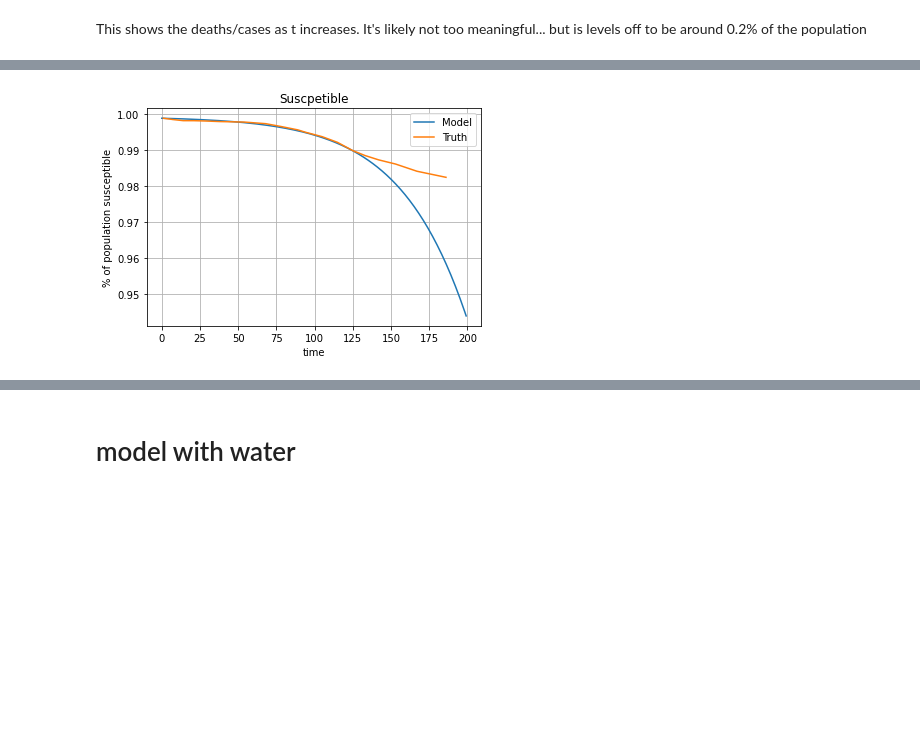
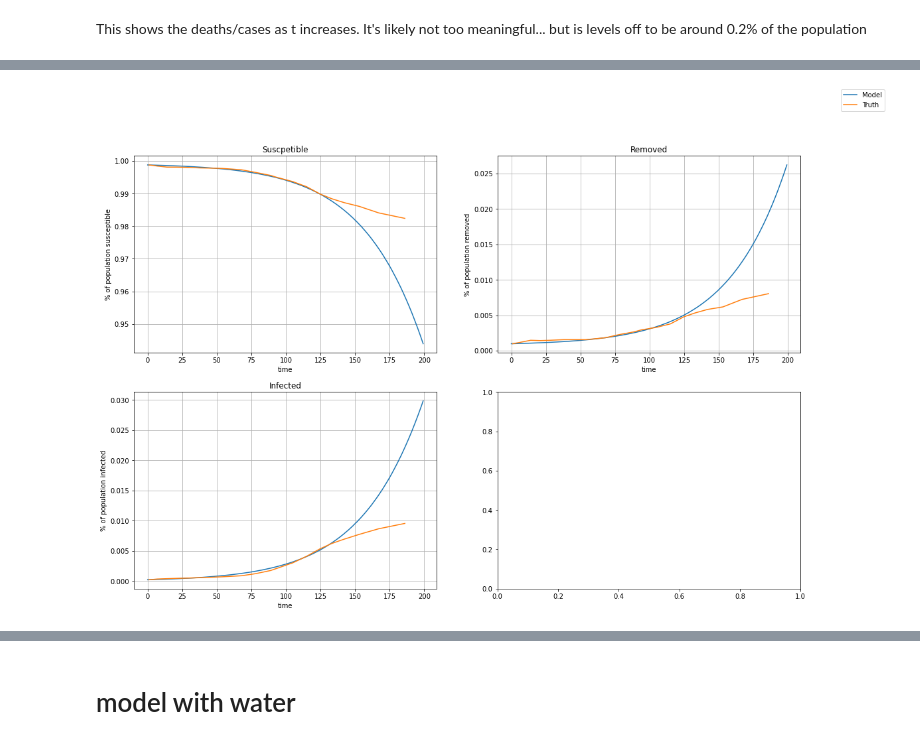
Before and after one commit to DusanKovac/Modelling-Cholera-Outbreak, a Jupyter notebook: Caitlins_SIR.ipynb, the cells around one changed output, grey strips where cells are left out. Cells and saved outputs as stored; diff of their text form; code cells hidden in the pictures; blank space fills up the shorter version.

Commit message:
removed models that didn't make sense. Cleaned up plots

```diff
--- a/Caitlins_SIR.ipynb
+++ b/Caitlins_SIR.ipynb
@@ -165,21 +142,6 @@ result = minimize(error, params, args=(initial_conditions, tspan, data), method=
 alpha = result.params['alpha'].value
 
 beta = result.params['beta'].value
-
-'''
-beta = 0.02869
-alpha =0.006409
-
-
-alpha = 0.0054
-beta = 0.029304
-'''
-#alpha = 0.3*1/3.0
-#beta = 0.3*1/2.0
-# scaling alpha and beta changes how quickly the steady state is reached.
-
-
-print("Optimal Parameters: \nalpha =", alpha, "\nbeta =", beta)
 
 t = np.linspace(0, 1000, 1000)
 
@@ -194,68 +156,29 @@ sols = np.array(odeint(SIR_model, [S0, I0, R0], times, args=(alpha, beta)))
 S_1 = sols[num_days,0]
 I_1 = sols[num_days,1]
 R_1 = sols[num_days,2]
-print(S_1)
-sol
 
+# Start plotting
+fig, ((ax1, ax2), (ax3, ax4)) = plt.subplots(2, 2)
+fig.set_figheight(12)
+fig.set_figwidth(18)
 
-p = plt.figure(figsize = [6,4])
-
-plt.plot(t[0:200], S_model[0:200], label = "Model")
-plt.plot(times, S_data, label = "Truth")
-
-plt.grid()
-
-# plt.plot([times[num_days]],[S_1],'ro', label = "control", markersize=6)
-plt.legend()
-plt.xlabel("time")
-plt.ylabel("% of population susceptible")
-plt.title("Suscpetible")
-#plt.ylim(0.997,1)
-plt.show()
+# Plot susceptibles
+ax1.plot(t[0:200], S_model[0:200], label = "Model")
+ax1.plot(times, S_data, label = "Truth")
+ax1.grid()
+ax1.set(xlabel="time", ylabel="% of population susceptible", title = "Suscpetible")
 
 # Plot removed
-p = plt.figure(figsize = [6, 4])
+ax2.plot(t[0:200], R_model[0:200])
+ax2.plot(times, R_data)
+ax2.grid()
+ax2.set(xlabel="time", ylabel="% of population removed", title = "Removed")
 
-plt.plot(t[0:200], R_model[0:200], label = "Model")
-plt.plot(times, R_data, label = "Truth")
+# Plot infected
+ax3.plot(t[0:200], I_model[0:200])
+ax3.plot(times, I_data)
+ax3.grid()
+ax3.set(xlabel="time", ylabel="% of population infected", title = "Infected")
 
-plt.grid()
-plt.legend()
-plt.xlabel("time")
-plt.ylabel("% of population removed")
-plt.title("Removed")
-plt.xlim(0,200)
-plt.show()
-
-# Deaths
-plt.figure(figsize = [6, 4])
-plt.plot(t[0:200], R_model[0:200]/r_scale, label = "Model")
-plt.plot(times, R_data/r_scale, label = "Truth")
-
-# plt.plot(times,infected/N, label = "true infected")
-plt.grid()
-plt.legend()
-plt.xlabel("time")
-plt.ylabel("% of population infected")
-plt.title("Deaths")
-
-#plt.ylim([0,0.005])
-plt.xlim([0,200])
-plt.show()
-
-
-plt.figure(figsize = [6, 4])
-plt.plot(t[0:200], I_model[0:200], label = "Model")
-plt.plot(times, I_data, label = "Truth")
-
-# plt.plot(times,infected/N, label = "true infected")
-plt.grid()
-plt.legend()
-plt.xlabel("time")
-plt.ylabel("% of population infected")
-plt.title("Infected")
-
-#plt.ylim([0,0.005])
-plt.xlim([0,200])
-plt.show()
+fig.legend()
 # %% [output]
@@ -266 +186 @@ beta = 0.04471543160782132
-[figure, old version]
+[figure, new version]
```
Also changed, not shown: parts of 27 cells of this notebook.
